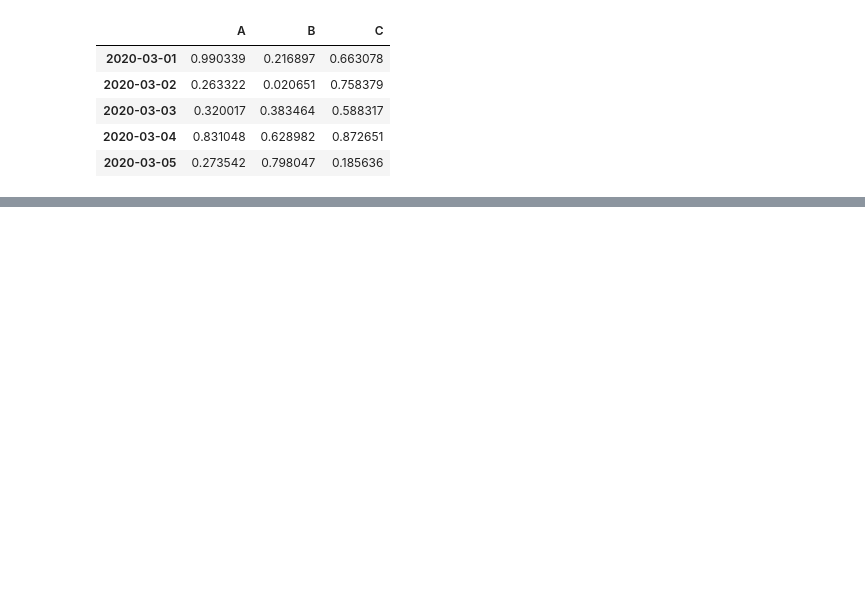
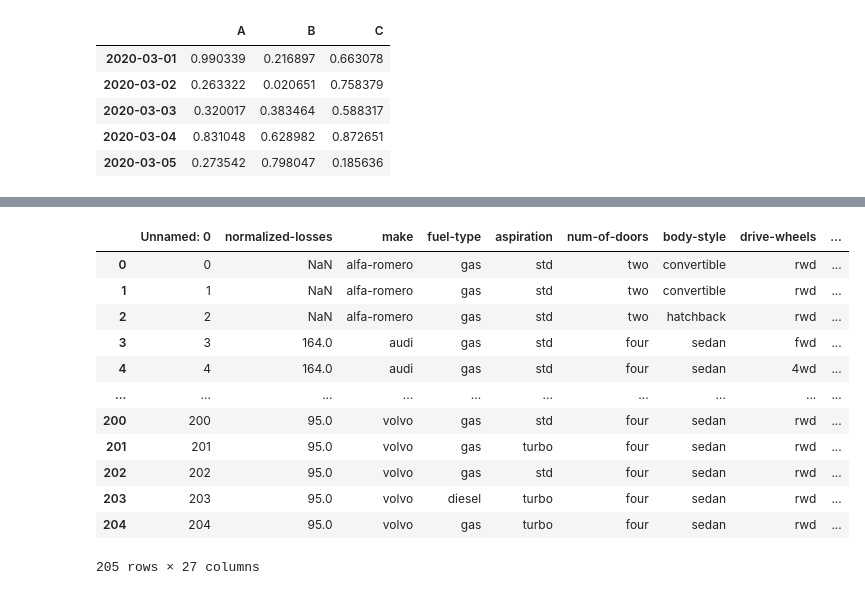
Before and after one commit to ExeN93/sem4, a Jupyter notebook: Data Processing and Analysis/lab2/lab2.ipynb, the cells around one changed output, grey strips where cells are left out. Drawn from its saved outputs; the diff is of its cells as text; code cells hidden in the pictures; blank space fills up the shorter version.

```diff
--- a/Data Processing and Analysis/lab2/lab2.ipynb
+++ b/Data Processing and Analysis/lab2/lab2.ipynb
@@ -35,0 +400,17 @@ NameError: name 'pd' is not defined
+# %%
+data_pd = pd.read_csv('autos.csv')
+display(data_pd)
+# %% [output]
+|  | Unnamed: 0 | normalized-losses | make | fuel-type | aspiration | num-of-doors | body-style | drive-wheels | ... |
+| 0 | 0 | NaN | alfa-romero | gas | std | two | convertible | rwd | ... |
+| 1 | 1 | NaN | alfa-romero | gas | std | two | convertible | rwd | ... |
+| 2 | 2 | NaN | alfa-romero | gas | std | two | hatchback | rwd | ... |
+| 3 | 3 | 164.0 | audi | gas | std | four | sedan | fwd | ... |
+| 4 | 4 | 164.0 | audi | gas | std | four | sedan | 4wd | ... |
+| ... | ... | ... | ... | ... | ... | ... | ... | ... | ... |
+| 200 | 200 | 95.0 | volvo | gas | std | four | sedan | rwd | ... |
+| 201 | 201 | 95.0 | volvo | gas | turbo | four | sedan | rwd | ... |
+| 202 | 202 | 95.0 | volvo | gas | std | four | sedan | rwd | ... |
+| 203 | 203 | 95.0 | volvo | diesel | turbo | four | sedan | rwd | ... |
+| 204 | 204 | 95.0 | volvo | gas | turbo | four | sedan | rwd | ... |
+205 rows × 27 columns
```
Also changed, not shown: parts of 40 cells of this notebook.
